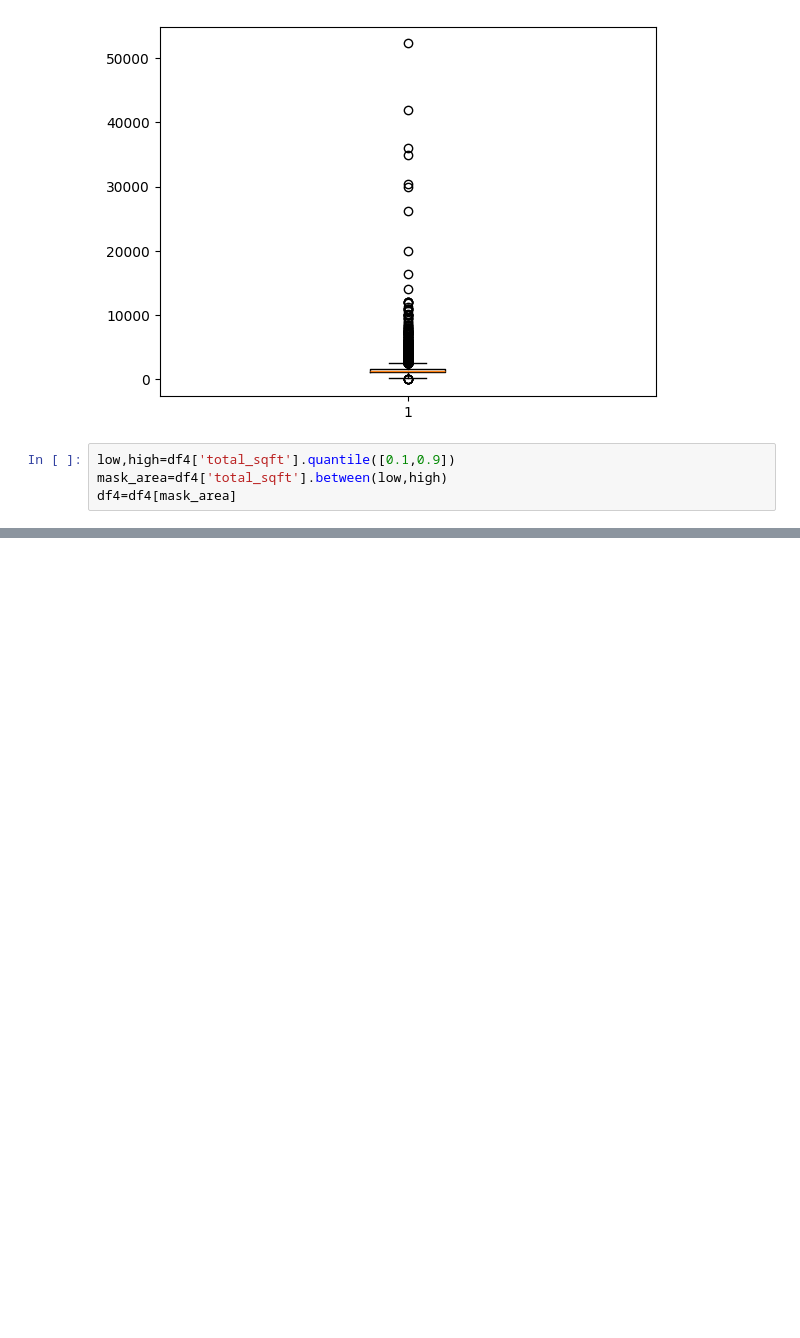
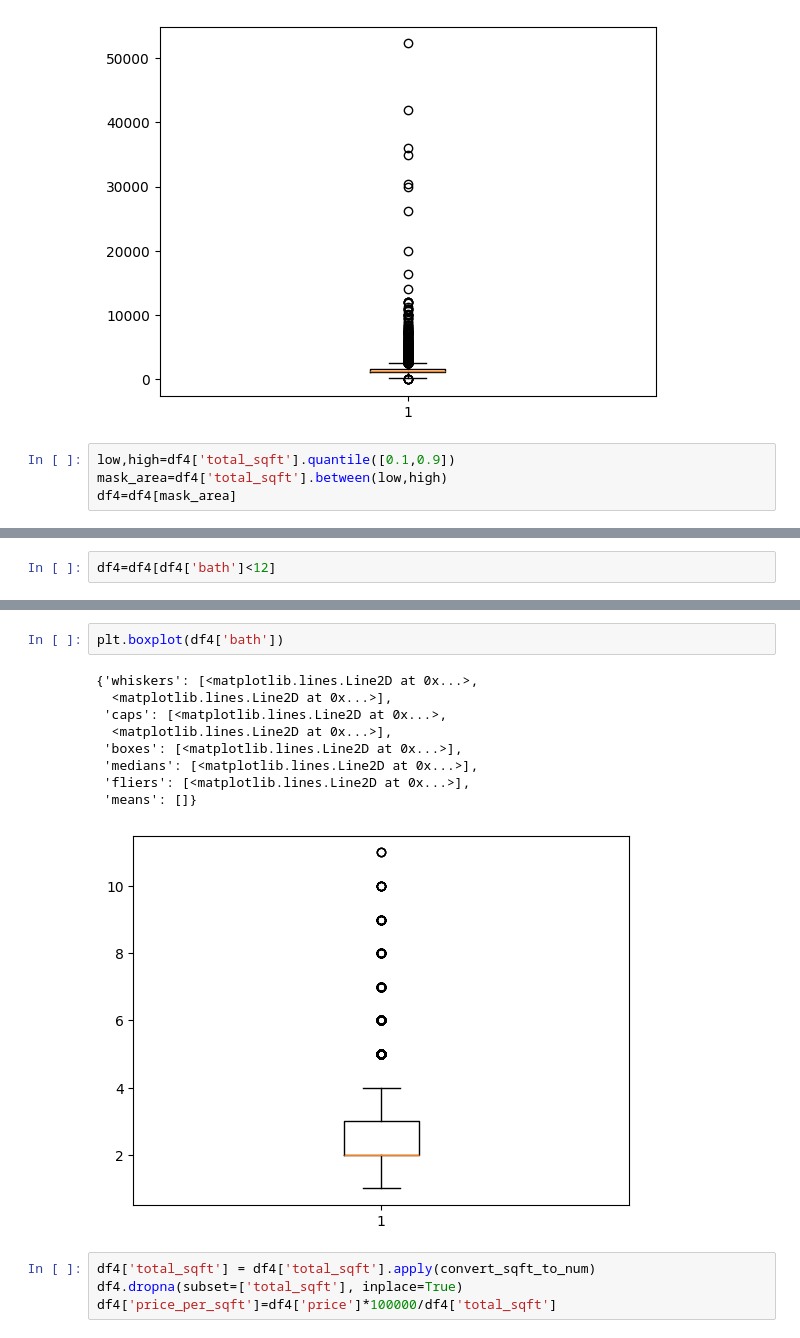
Before and after one commit to Anuska111/House_Price_Prediction_Local, a Jupyter notebook: House_Price_Prediction.ipynb, the cells around one changed output, grey strips where cells are left out. Cells and saved outputs as stored; diff of their text form; blank space fills up the shorter version.

```diff
--- a/House_Price_Prediction.ipynb
+++ b/House_Price_Prediction.ipynb
@@ -271,0 +337,2 @@ plt.boxplot(df4['total_sqft'])
+# %%
+df4=df4[df4['bath']<12]
@@ -271,0 +356,16 @@ plt.boxplot(df4['total_sqft'])
+# %%
+plt.boxplot(df4['bath'])
+# %% [output]
+{'whiskers': [<matplotlib.lines.Line2D at 0x...>,
+  <matplotlib.lines.Line2D at 0x...>],
+ 'caps': [<matplotlib.lines.Line2D at 0x...>,
+  <matplotlib.lines.Line2D at 0x...>],
+ 'boxes': [<matplotlib.lines.Line2D at 0x...>],
+ 'medians': [<matplotlib.lines.Line2D at 0x...>],
+ 'fliers': [<matplotlib.lines.Line2D at 0x...>],
+ 'means': []}
+[figure, added]
+# %%
+df4['total_sqft'] = df4['total_sqft'].apply(convert_sqft_to_num)
+df4.dropna(subset=['total_sqft'], inplace=True)
+df4['price_per_sqft']=df4['price']*100000/df4['total_sqft']
```
Also changed, not shown: parts of 29 cells of this notebook.
